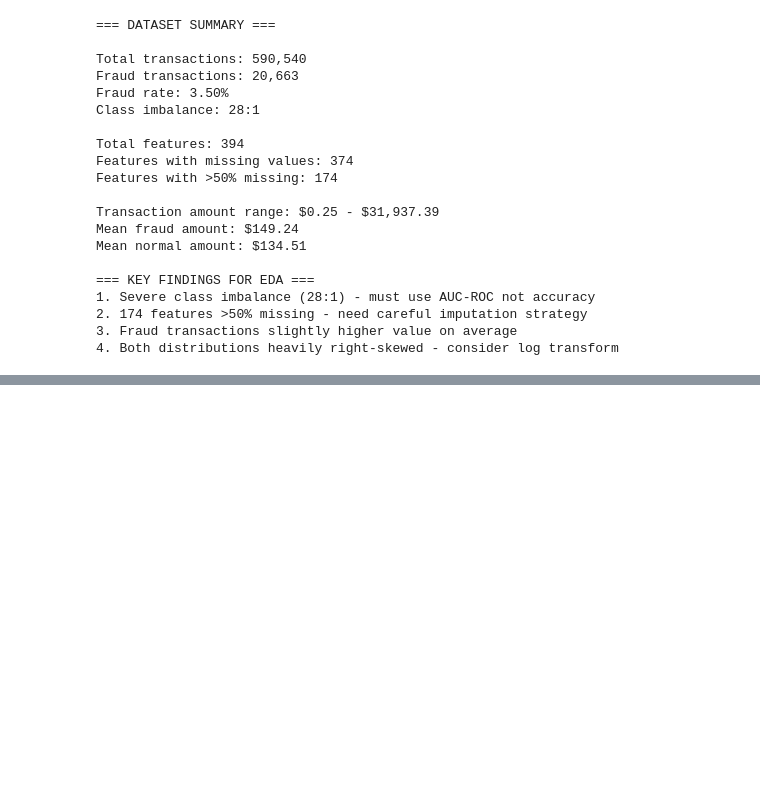
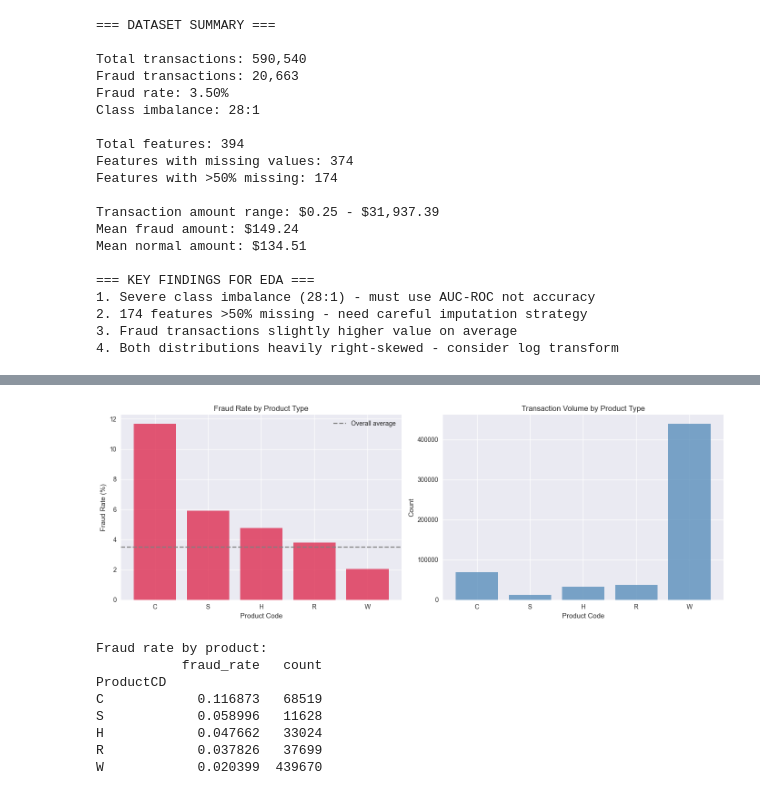
Before and after one commit to dipin1144/fraud-detection-system, a Jupyter notebook: notebooks/01_eda_fraud_detection.ipynb, the cells around one changed output, grey strips where cells are left out. Saved outputs shown, nothing was run; the diff lists cells and outputs as text; code cells hidden in the pictures; blank space fills up the shorter version.

```diff
--- a/notebooks/01_eda_fraud_detection.ipynb
+++ b/notebooks/01_eda_fraud_detection.ipynb
@@ -170,0 +231,40 @@ Mean normal amount: $134.51
+# %%
+# Fraud by product type
+fig, axes = plt.subplots(1, 2, figsize=(14, 5))
+
+# Fraud rate by ProductCD
+product_fraud = df_transaction.groupby('ProductCD')['isFraud'].agg(['mean', 'count'])
+product_fraud.columns = ['fraud_rate', 'count']
+product_fraud = product_fraud.sort_values('fraud_rate', ascending=False)
+
+axes[0].bar(product_fraud.index, product_fraud['fraud_rate'] * 100,
+            color='crimson', alpha=0.7)
+axes[0].set_title('Fraud Rate by Product Type')
+axes[0].set_xlabel('Product Code')
+axes[0].set_ylabel('Fraud Rate (%)')
+axes[0].axhline(y=df_transaction['isFraud'].mean()*100,
+                color='gray', linestyle='--', label='Overall average')
+axes[0].legend()
+
+# Transaction count by ProductCD
+axes[1].bar(product_fraud.index, product_fraud['count'],
+            color='steelblue', alpha=0.7)
+axes[1].set_title('Transaction Volume by Product Type')
+axes[1].set_xlabel('Product Code')
+axes[1].set_ylabel('Count')
+
+plt.tight_layout()
+plt.show()
+
+print("Fraud rate by product:")
+print(product_fraud[['fraud_rate', 'count']].to_string())
+# %% [output]
+[figure, added]
+Fraud rate by product:
+           fraud_rate   count
+ProductCD
+C            0.116873   68519
+S            0.058996   11628
+H            0.047662   33024
+R            0.037826   37699
+W            0.020399  439670
```
Also changed, not shown: parts of 4 cells of this notebook.
